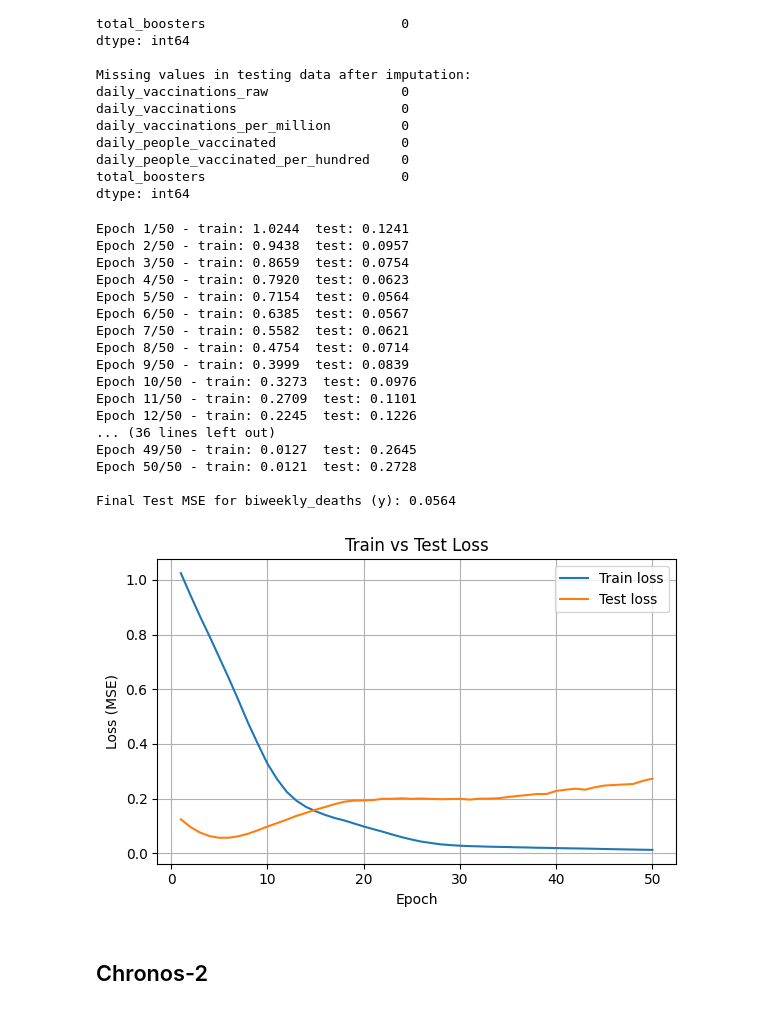
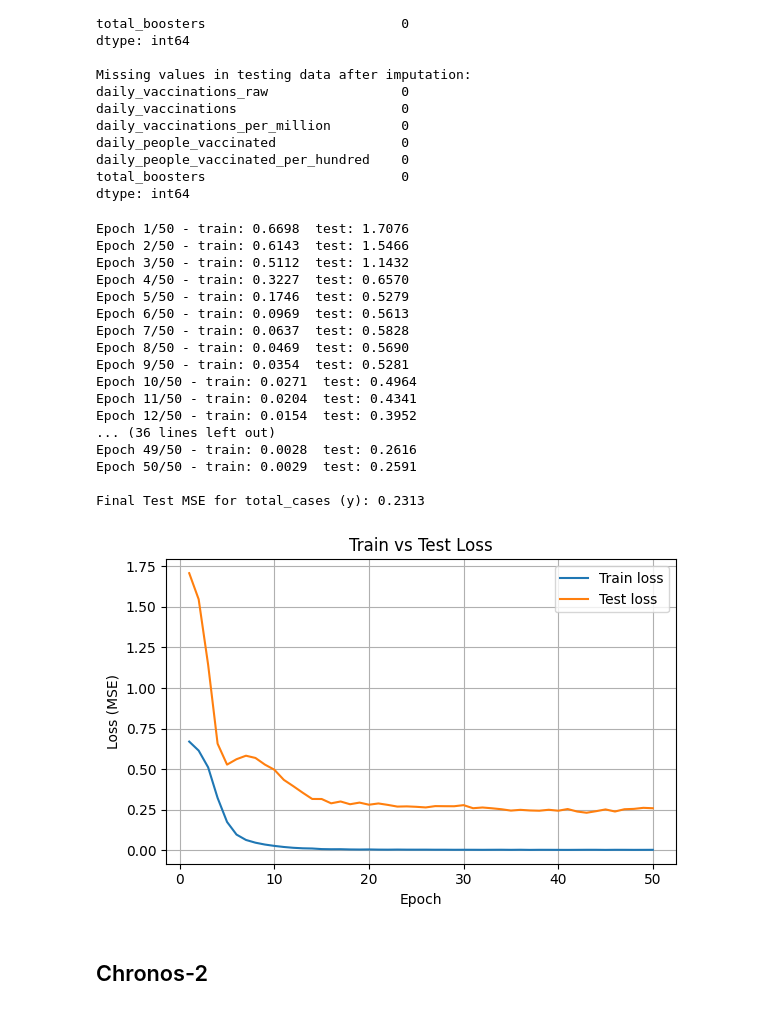
Before and after one commit to JunyangHe/epidemic-sentiment-forecasting, a Jupyter notebook: covid_ts_sentiment_forecasting.ipynb, the cells around one changed output. Drawn from its saved outputs; the diff is of its cells as text; code cells hidden in the pictures.

```diff
--- a/covid_ts_sentiment_forecasting.ipynb
+++ b/covid_ts_sentiment_forecasting.ipynb
@@ -103 +103,3 @@ target_feature = 'biweekly_deaths'
+# %%
+target_feature = 'total_cases' # people_vaccinated, Cumulative total, total_cases, total_deaths, Daily hospital occupancy
 # %%
@@ -215,7 +193,7 @@ import torch.nn as nn
 from torch.utils.data import Dataset, DataLoader
 
 from sklearn.preprocessing import StandardScaler
-from sklearn.metrics import mean_squared_error # Import mean_squared_error
+from sklearn.metrics import mean_squared_error
 
 class TimeSeriesDataset(Dataset):
     def __init__(self, X, y):
@@ -238,17 +216,16 @@ class LSTMForecaster(nn.Module):
         self.fc = nn.Linear(hidden_size, 1)
 
     def forward(self, x):
-        # x: (batch, lookback, n_features)
-        out, _ = self.lstm(x)        # (batch, lookback, hidden)
-        last_hidden = out[:, -1, :]  # (batch, hidden)
-        y_hat = self.fc(last_hidden) # (batch, 1)
+        out, _ = self.lstm(x)
+        last_hidden = out[:, -1, :]
+        y_hat = self.fc(last_hidden)
         return y_hat
 
 
-lookback = 30  # window size
+lookback = 14
 
 def build_sequences(df, lookback, target_col='y'):
-    # feature_cols = ['y', 'valence_intensity', 'fear_intensity', 'anger_intensity', 'happiness_intensity', 'sadness_intensity']
+    # feature_cols = ['y', 'fear_intensity', 'anger_intensity', 'happiness_intensity', 'sadness_intensity']
     feature_cols = ['y', 'fear_intensity']
     # feature_cols = ['y']
     values = df[feature_cols].values.astype('float32')
@@ -256,11 +233,11 @@ def build_sequences(df, lookback, target_col='y'):
 
     X, y = [], []
     for t in range(len(values) - lookback):
-        X.append(values[t:t+lookback, :])            # (lookback, n_features)
-        y.append(values[t+lookback, target_idx])     # scalar target
+        X.append(values[t:t+lookback, :])
+        y.append(values[t+lookback, target_idx])
 
-    X = np.array(X)                      # (N, lookback, n_features)
-    y = np.array(y).reshape(-1, 1)       # (N, 1)
+    X = np.array(X)
+    y = np.array(y).reshape(-1, 1)
     return X, y, len(feature_cols)
 
 X_train, y_train, n_features = build_sequences(train_df, lookback)
@@ -274,19 +251,16 @@ y_test  = torch.from_numpy(y_test)
 train_ds = TimeSeriesDataset(X_train, y_train)
 test_ds  = TimeSeriesDataset(X_test,  y_test)
 
-train_loader = DataLoader(train_ds, batch_size=16, shuffle=True)
-test_loader  = DataLoader(test_ds,  batch_size=16, shuffle=False)
+train_loader = DataLoader(train_ds, batch_size=8, shuffle=True)
+test_loader  = DataLoader(test_ds,  batch_size=8, shuffle=False)
 
 
 device = torch.device('cuda' if torch.cuda.is_available() else 'cpu')
 
-model = LSTMForecaster(n_features=n_features, hidden_size=8, num_layers=1, dropout=0.3).to(device)
+model = LSTMForecaster(n_features=n_features, hidden_size=8, num_layers=2, dropout=0.3).to(device)
 criterion = nn.MSELoss()
 optimizer = torch.optim.Adam(model.parameters(), weight_decay=1e-3, lr=0.001)
 
-# =========================
-# Training loop
-# =========================
 epochs = 50
 
 train_losses = []
@@ -334,49 +308,49 @@ y_true_list, y_pred_list = [], []
 model.eval()
 with torch.no_grad():
     for xb, yb in test_loader:
         xb = xb.to(device)
         yb = yb.to(device)
         preds = model(xb)
         y_true_list.append(yb.cpu().numpy())
         y_pred_list.append(preds.cpu().numpy())
 
 y_true = np.vstack(y_true_list).ravel()
 y_pred = np.vstack(y_pred_list).ravel()
 
 mse_total_cases = mean_squared_error(y_true, y_pred)
 
 print(f"\nFinal Test MSE for {target_feature} (y): {min(test_losses):.4f}")
 
 # -------- plot loss curves to inspect overfitting --------
 plt.figure(figsize=(6,4))
 plt.plot(range(1, epochs+1), train_losses, label='Train loss')
 plt.plot(range(1, epochs+1), test_losses, label='Test loss')
 plt.xlabel('Epoch')
 plt.ylabel('Loss (MSE)')
 plt.title('Train vs Test Loss')
 plt.legend()
 plt.grid(True)
 plt.tight_layout()
 plt.show()
 # %% [output]
-Epoch 1/50 - train: 1.0244  test: 0.1241
-Epoch 2/50 - train: 0.9438  test: 0.0957
-Epoch 3/50 - train: 0.8659  test: 0.0754
-Epoch 4/50 - train: 0.7920  test: 0.0623
-Epoch 5/50 - train: 0.7154  test: 0.0564
-Epoch 6/50 - train: 0.6385  test: 0.0567
-Epoch 7/50 - train: 0.5582  test: 0.0621
-Epoch 8/50 - train: 0.4754  test: 0.0714
-Epoch 9/50 - train: 0.3999  test: 0.0839
-Epoch 10/50 - train: 0.3273  test: 0.0976
-Epoch 11/50 - train: 0.2709  test: 0.1101
-Epoch 12/50 - train: 0.2245  test: 0.1226
+Epoch 1/50 - train: 0.6698  test: 1.7076
+Epoch 2/50 - train: 0.6143  test: 1.5466
+Epoch 3/50 - train: 0.5112  test: 1.1432
+Epoch 4/50 - train: 0.3227  test: 0.6570
+Epoch 5/50 - train: 0.1746  test: 0.5279
+Epoch 6/50 - train: 0.0969  test: 0.5613
+Epoch 7/50 - train: 0.0637  test: 0.5828
+Epoch 8/50 - train: 0.0469  test: 0.5690
+Epoch 9/50 - train: 0.0354  test: 0.5281
+Epoch 10/50 - train: 0.0271  test: 0.4964
+Epoch 11/50 - train: 0.0204  test: 0.4341
+Epoch 12/50 - train: 0.0154  test: 0.3952
 ... (36 lines left out)
-Epoch 49/50 - train: 0.0127  test: 0.2645
-Epoch 50/50 - train: 0.0121  test: 0.2728
+Epoch 49/50 - train: 0.0028  test: 0.2616
+Epoch 50/50 - train: 0.0029  test: 0.2591
 
-Final Test MSE for biweekly_deaths (y): 0.0564
+Final Test MSE for total_cases (y): 0.2313
-[figure, old version]
+[figure, new version]
 # %% [markdown]
 ## Chronos-2
 # %%
```
Also changed, not shown: parts of 10 cells of this notebook.
